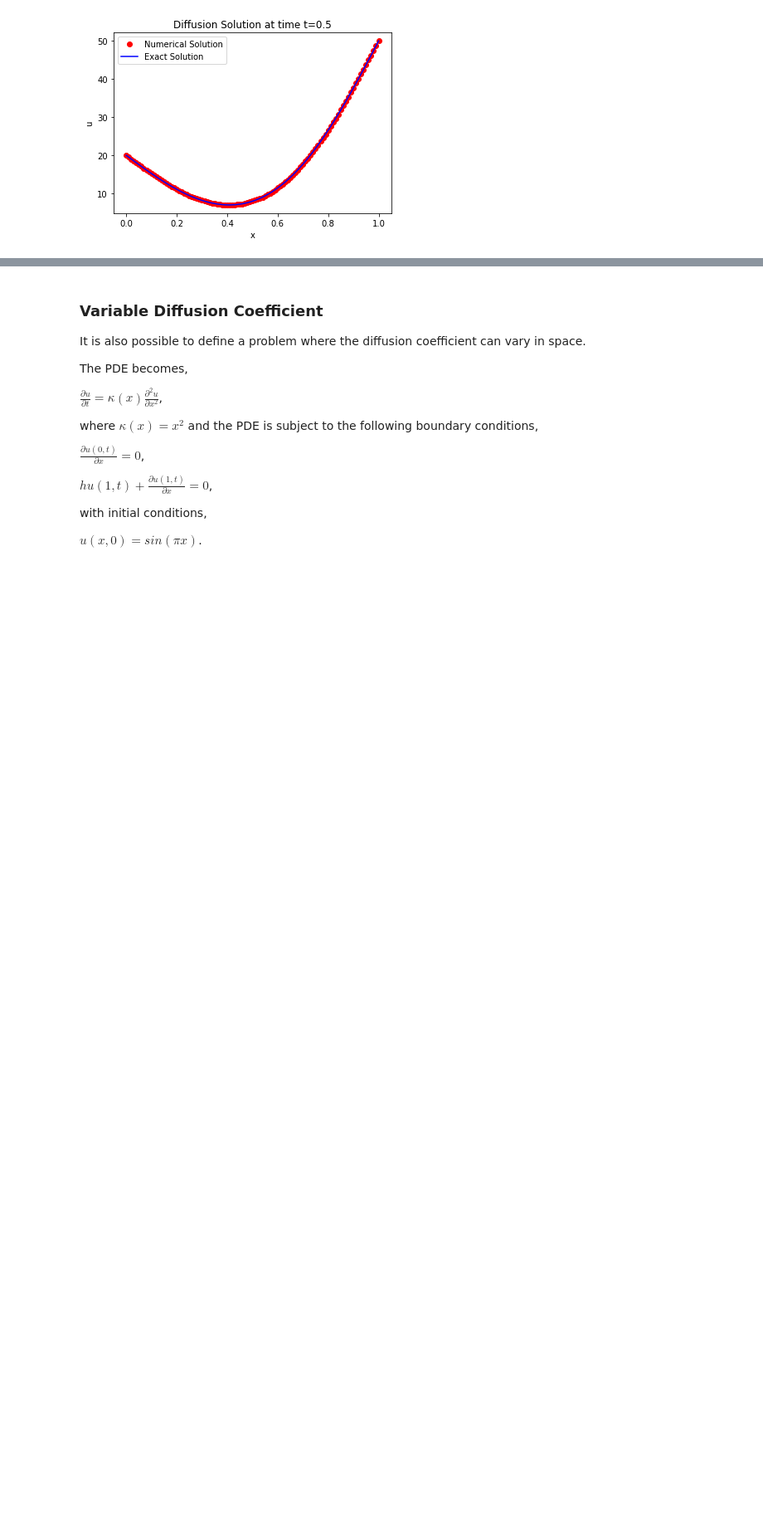
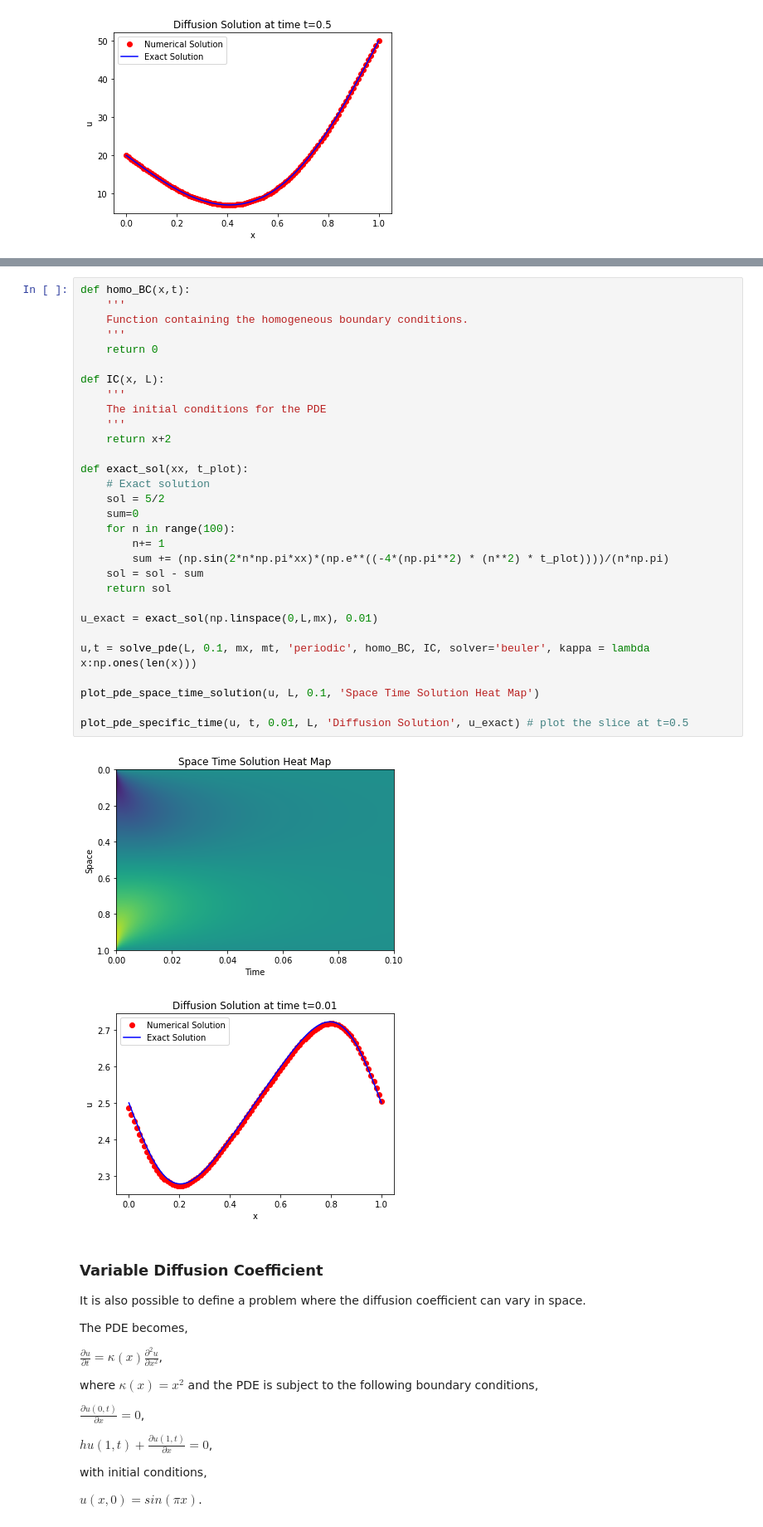
Before and after one commit to cwhite098/Scientific_Computing, a Jupyter notebook: examples/solving_pdes.ipynb, the cells around one changed output, grey strips where cells are left out. Shown at 83% size. Saved outputs shown, nothing was run; the diff lists cells and outputs as text; blank space fills up the shorter version.

Commit message:
added periodic BC example

```diff
--- a/examples/solving_pdes.ipynb
+++ b/examples/solving_pdes.ipynb
@@ -192,3 +212,36 @@ plot_pde_specific_time(u, t, T, L, 'Diffusion Solution', exact_sol_dnonhomo) # p
+# %%
+def homo_BC(x,t):
+    '''
+    Function containing the homogeneous boundary conditions.
+    '''
+    return 0
+
+def IC(x, L):
+    '''
+    The initial conditions for the PDE
+    '''
+    return x+2
+
+def exact_sol(xx, t_plot):
+    # Exact solution
+    sol = 5/2
+    sum=0
+    for n in range(100):
+        n+= 1
+        sum += (np.sin(2*n*np.pi*xx)*(np.e**((-4*(np.pi**2) * (n**2) * t_plot))))/(n*np.pi)
+    sol = sol - sum
+    return sol
+
+u_exact = exact_sol(np.linspace(0,L,mx), 0.01)
+
+u,t = solve_pde(L, 0.1, mx, mt, 'periodic', homo_BC, IC, solver='beuler', kappa = lambda x:np.ones(len(x)))
+
+plot_pde_space_time_solution(u, L, 0.1, 'Space Time Solution Heat Map')
+
+plot_pde_specific_time(u, t, 0.01, L, 'Diffusion Solution', u_exact) # plot the slice at t=0.5
+# %% [output]
+[figure, added]
+[figure, added]
 # %% [markdown]
 ### Variable Diffusion Coefficient
 
```
Also changed, not shown: parts of 2 cells of this notebook.
